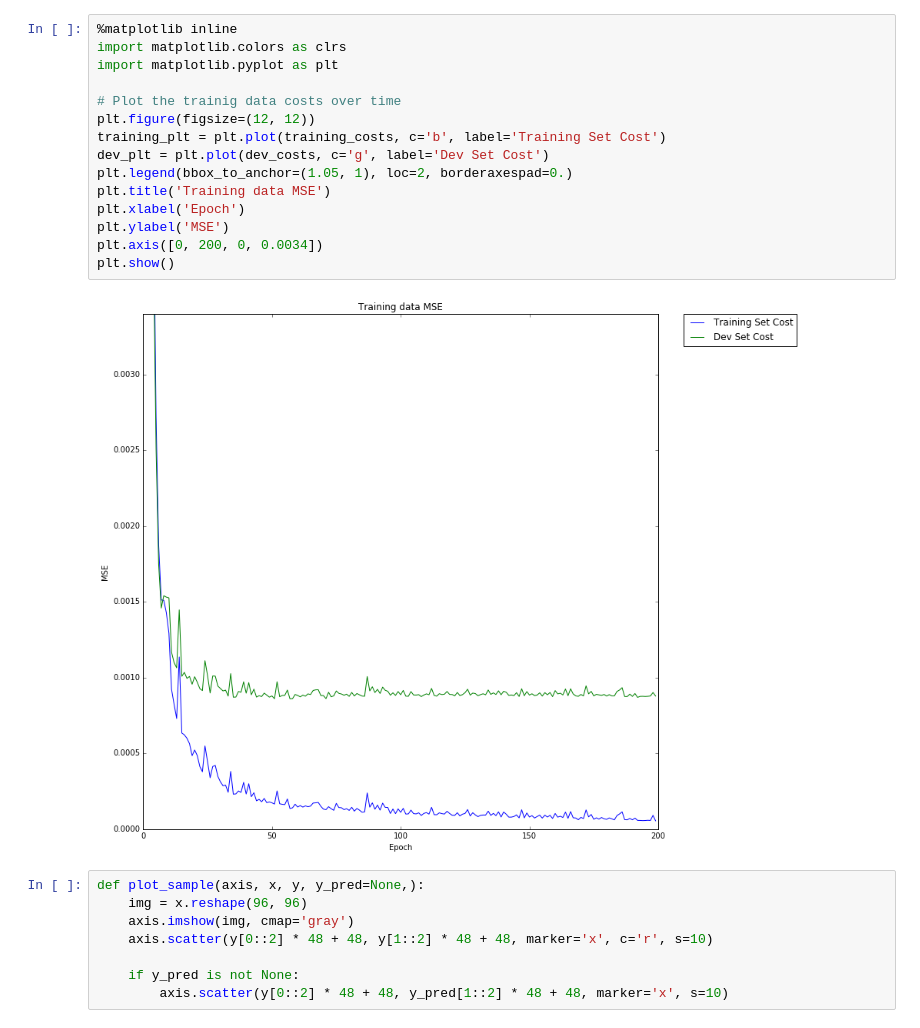
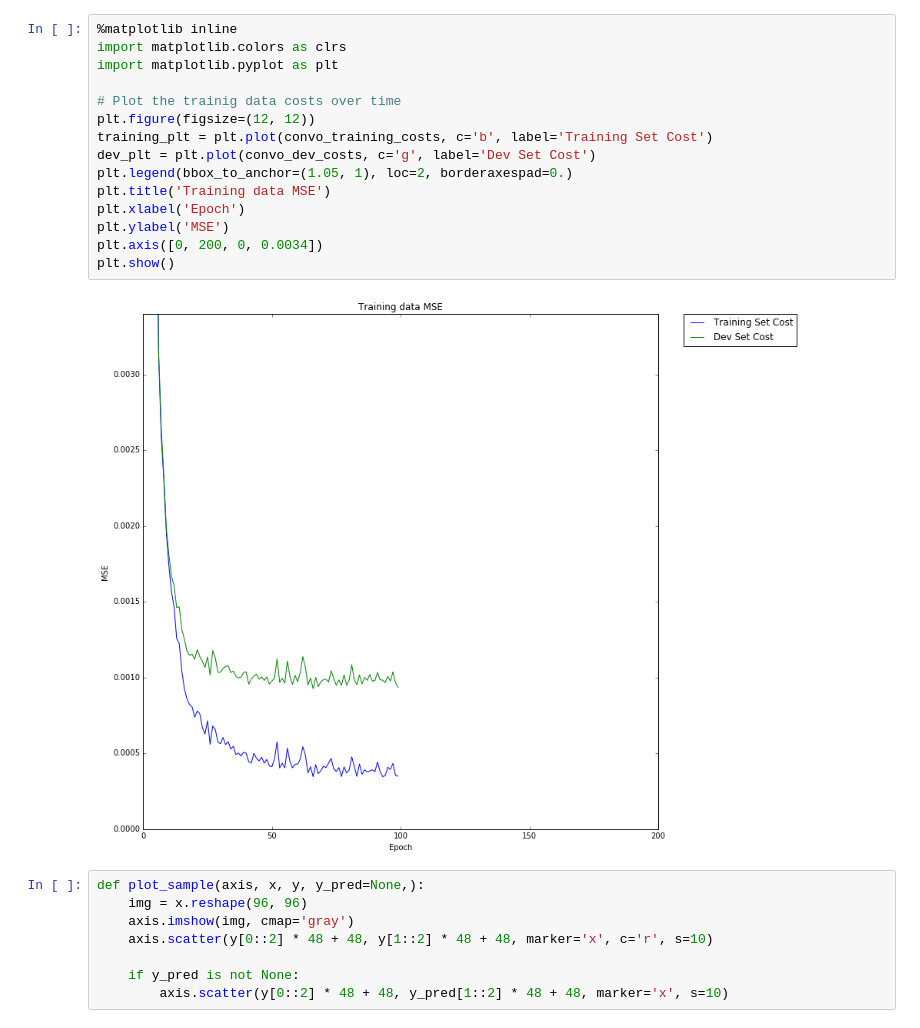
Before and after one commit to mjasek114/w207-Kaggle-Facial-Keypoint-Detection, a Jupyter notebook: Project/Source/ConvoNN_V3.ipynb, the cells around one changed output. Cells and saved outputs as stored; diff of their text form.

```diff
--- a/Project/Source/ConvoNN_V3.ipynb
+++ b/Project/Source/ConvoNN_V3.ipynb
@@ -260,20 +323,20 @@ Mean squared error on Dev data: 0.15218267
 # %%
 %matplotlib inline
 import matplotlib.colors as clrs
 import matplotlib.pyplot as plt
 
 # Plot the trainig data costs over time
 plt.figure(figsize=(12, 12))
-training_plt = plt.plot(training_costs, c='b', label='Training Set Cost')
-dev_plt = plt.plot(dev_costs, c='g', label='Dev Set Cost')
+training_plt = plt.plot(convo_training_costs, c='b', label='Training Set Cost')
+dev_plt = plt.plot(convo_dev_costs, c='g', label='Dev Set Cost')
 plt.legend(bbox_to_anchor=(1.05, 1), loc=2, borderaxespad=0.)
 plt.title('Training data MSE')
 plt.xlabel('Epoch')
 plt.ylabel('MSE')
 plt.axis([0, 200, 0, 0.0034])
 plt.show()
 # %% [output]
-[figure, old version]
+[figure, new version]
 # %%
 def plot_sample(axis, x, y, y_pred=None,):
     img = x.reshape(96, 96)
```
Also changed, not shown: parts of 7 cells of this notebook.
